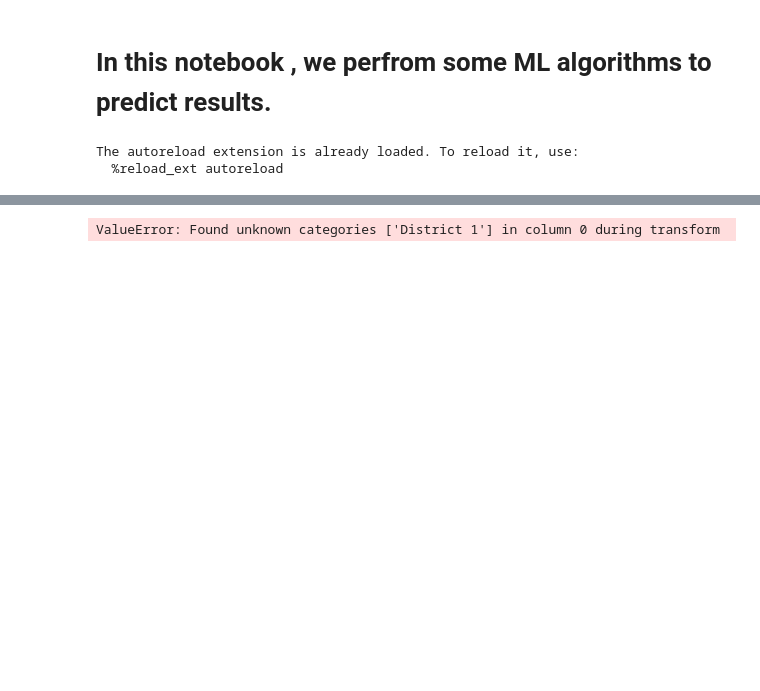
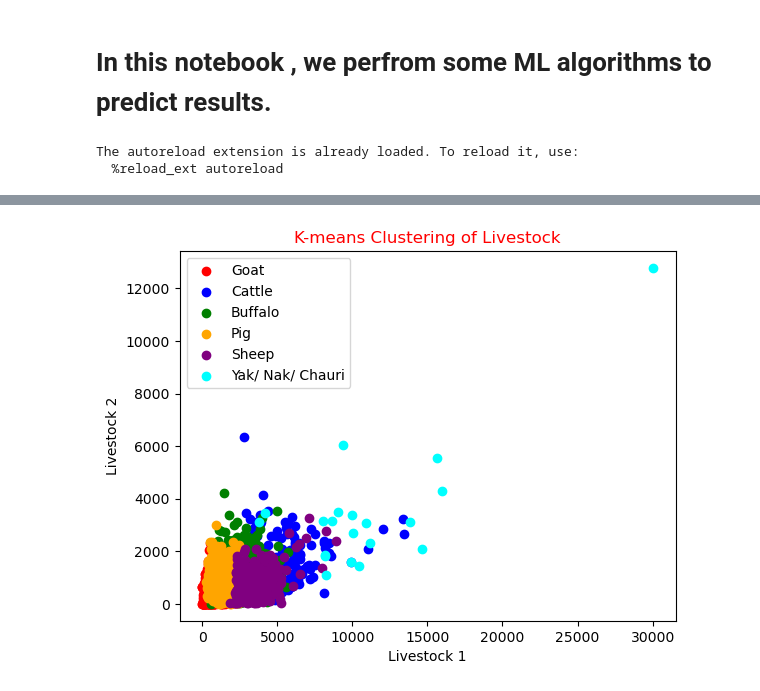
Before and after one commit to BibekRai44/Nepal-Livestock-Analysis, a Jupyter notebook: Data Analysis/ML models.ipynb, the cells around one changed output, grey strips where cells are left out. Saved outputs shown, nothing was run; the diff lists cells and outputs as text; code cells hidden in the pictures; blank space fills up the shorter version.

Commit message:
perfroming k means clustering

```diff
--- a/Data Analysis/ML models.ipynb
+++ b/Data Analysis/ML models.ipynb
@@ -49,15 +21,0 @@ from sklearn.metrics import r2_score
-# %%
-df = pd.get_dummies(df, columns=['Districts', 'VDC/Municipality'])
-
-# Split the dataset into training and testing sets
-X = df.drop(['Cattle'], axis=1)
-y = df['Cattle']
-
-# Fit the linear regression model
-model = LinearRegression()
-model.fit(X_train, y_train)
-
-# Make predictions on the testing set and calculate the R-squared score
-y_pred = model.predict(X_test)
-score = r2_score(y_test, y_pred)
-print("R-squared score:", score)
@@ -66,38 +22,26 @@ R-squared score: 0.30829697694811153
-# %%
-import pandas as pd
-from sklearn.linear_model import LinearRegression
-from sklearn.preprocessing import OneHotEncoder
-
-# load the livestock data
-livestock_data = pd.read_csv('/Users/bibekrai/workspace/Nepal-Livestock-Analysis/Data Analysis/test_data.csv')
-
-# convert the 'Districts' column to categorical type
-livestock_data['Districts'] = pd.Categorical(livestock_data['Districts'])
-
-# encode the categorical variable using OneHotEncoder
-encoder = OneHotEncoder()
-encoded_data = encoder.fit_transform(livestock_data[['Districts']])
-X_train, X_test, y_train, y_test = train_test_split(X, y, test_size=0.2, random_state=42)
-# create the feature and target datasets
-X = encoded_data.toarray()
-y = livestock_data[['Cattle', 'Buffalo', 'Yak/ Nak/ Chauri', 'Sheep', 'Goat', 'Pig']].values
-
-# build the linear regression model
-lr = LinearRegression()
-lr.fit(X, y)
-
-# prompt the user to input the livestock data
-user_input = input("Enter the number of livestock in your district (in the order: Cattle, Buffalo, Yak/ Nak/ Chauri, Sheep, Goat, Pig): ")
-user_input = [int(x) for x in user_input.split(",")]
-
-# encode the user input
-user_input_encoded = encoder.transform([['District ' + str(i+1)] for i in range(len(user_input))]).toarray()[0]
-
-# make the prediction
-predicted_district = lr.predict(user_input_encoded.reshape(1, -1))
-predicted_district = livestock_data.loc[livestock_data.index[predicted_district.argmax()]]['Districts']
-
-# print the predicted district
-print("Based on the input, the district is predicted to be:", predicted_district)
-# %% [output]
-ValueError: Found unknown categories ['District 1'] in column 0 during transform
+# %%
+from sklearn.cluster import KMeans
+
+X = df.iloc[:, 2:].values
+
+mylabels = ['Goat', 'Cattle', 'Buffalo', 'Pig', 'Sheep', 'Yak/ Nak/ Chauri']
+k = 6
+kmeans = KMeans(n_clusters=k, random_state=42)
+kmeans.fit(X)
+labels = kmeans.labels_
+
+df['Cluster'] = labels
+
+colors = ['red', 'blue', 'green', 'orange', 'purple', 'cyan']
+
+for i in range(k):
+    cluster_data = X[labels == i]
+    plt.scatter(cluster_data[:, 0], cluster_data[:, 1], c=colors[i], label=mylabels[i])
+
+plt.xlabel('Livestock 1')
+plt.ylabel('Livestock 2')
+plt.title('K-means Clustering of Livestock',color='red')
+plt.legend()
+plt.show()
+# %% [output]
+[figure, added]
```
Also changed, not shown: parts of 5 cells of this notebook.
